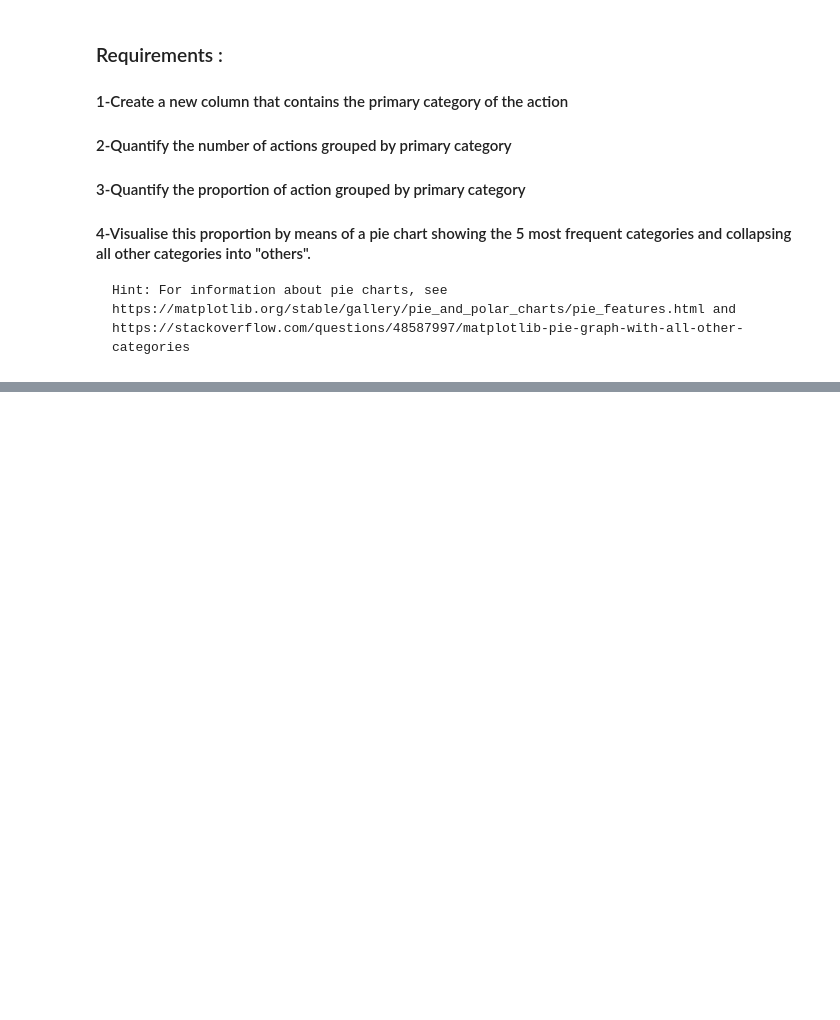
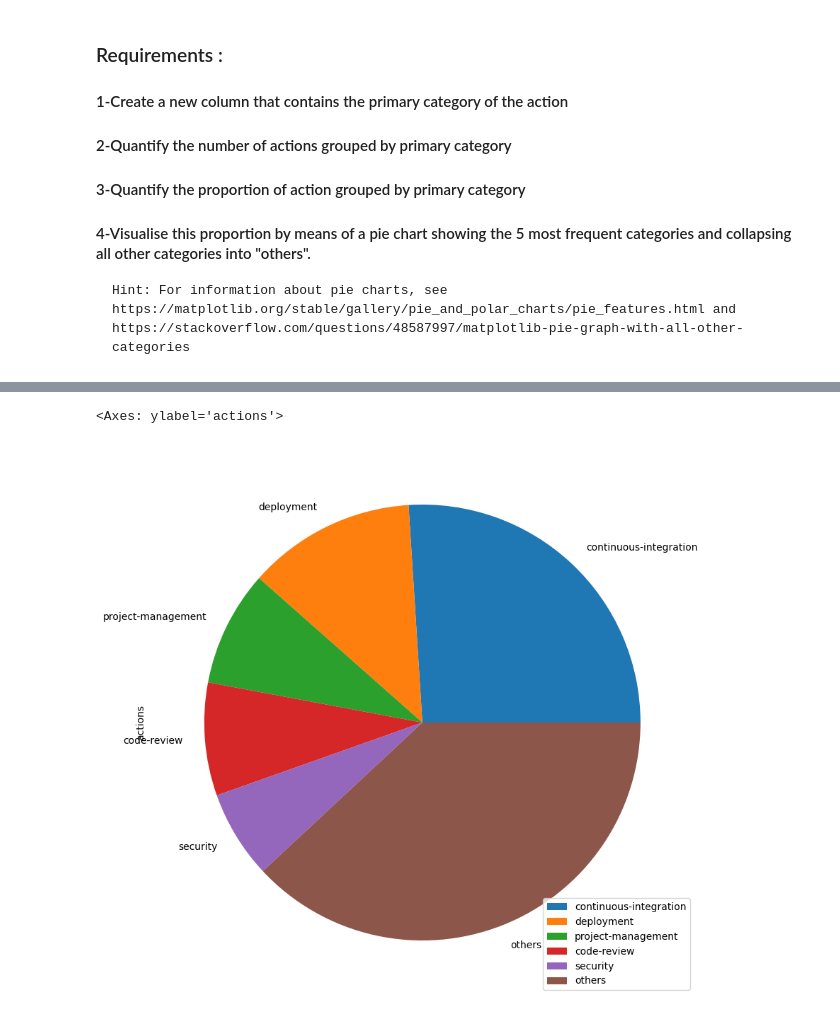
Before and after one commit to goffinetnicolas/data-analysis, a Jupyter notebook: notebooks/questions.ipynb, the cells around one changed output, grey strips where cells are left out. Saved outputs shown, nothing was run; the diff lists cells and outputs as text; code cells hidden in the pictures; blank space fills up the shorter version.

```diff
--- a/notebooks/questions.ipynb
+++ b/notebooks/questions.ipynb
@@ -222,5 +238,6 @@ df_actions
 #### 4-Visualise this proportion by means of a pie chart showing the 5 most frequent categories and collapsing all other categories into "others".
     Hint: For information about pie charts, see https://matplotlib.org/stable/gallery/pie_and_polar_charts/pie_features.html and https://stackoverflow.com/questions/48587997/matplotlib-pie-graph-with-all-other-categories
 # %%
-df_actions['primary_category'] = df_actions['category'].apply(lambda x: x[0])
+# create a new column that contains the primary category of the action
+df_actions["primary"] = df_actions["category"].apply(lambda x: x[0])
 df_actions
@@ -227,2 +258,4 @@ df_actions
 # %%
-df_actions.groupby('primary_category').size()
+# quantify the number of actions grouped by primary category
+a = df_actions.groupby("primary").count()[["actions"]]
+a.head()
@@ -229,6 +270,4 @@ df_actions.groupby('primary_category').size()
 # %%
-num = df_actions.groupby('primary_category').size()
-den = df_actions.groupby('primary_category').size().sum()
-(num/den)*100
-
-df_actions.groupby('primary_category').size().sort_values(ascending=False).head(5).plot.pie()
+# quantify the proportion of action grouped by primary category
+a["proportion"] = a / a.sum()
+a.head()
@@ -234,0 +282,10 @@ df_actions.groupby('primary_category').size().sort_values(ascending=False).head(
+# %%
+# visualise this proportion by means of a pie chart showing the 5 most frequent categories and collapsing all other categories into "others"
+prop_actions = a.sort_values(by="proportion", ascending=False)
+b = prop_actions.iloc[:5]
+c = prop_actions.iloc[5:].sum()
+d = pd.concat([b, pd.DataFrame([c], columns=["actions"], index=["others"])])
+d.plot.pie(y="actions", figsize=(10,10))
+# %% [output]
+<Axes: ylabel='actions'>
+[figure, added]
```
Also changed, not shown: parts of 14 cells of this notebook.
